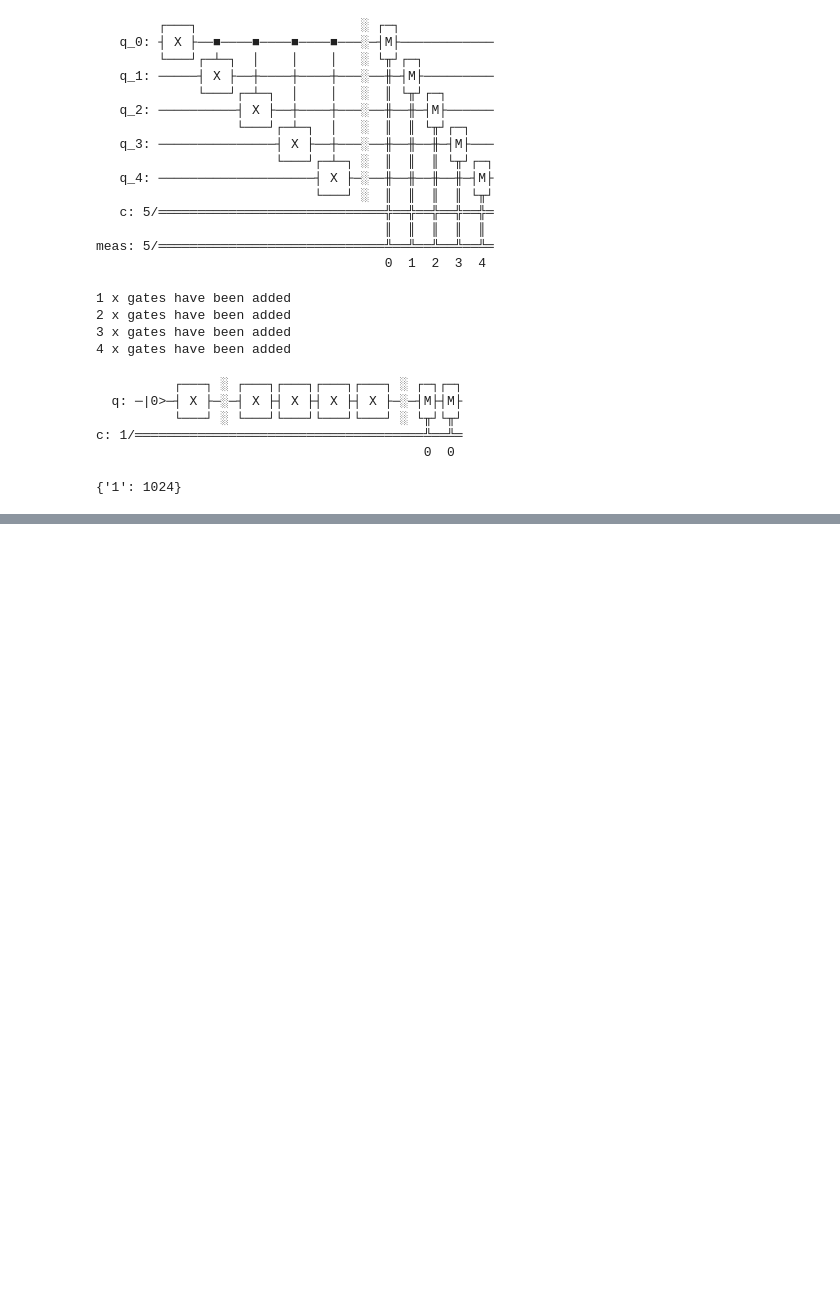
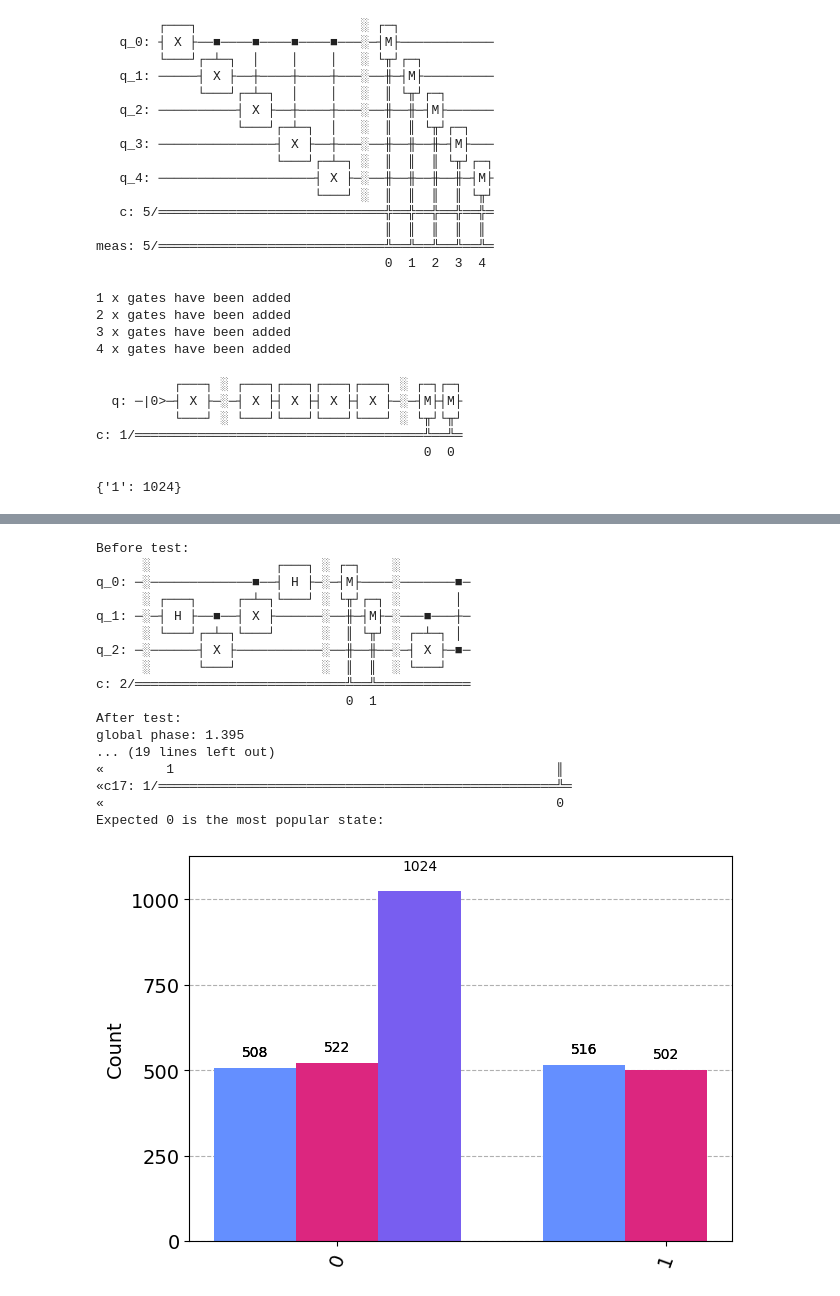
Before and after one commit to sola-st/LintQ, a Jupyter notebook: notebooks/10_Bug_Report.ipynb, the cells around one changed output, grey strips where cells are left out. Saved outputs shown, nothing was run; the diff lists cells and outputs as text; code cells hidden in the pictures; blank space fills up the shorter version.

```diff
--- a/notebooks/10_Bug_Report.ipynb
+++ b/notebooks/10_Bug_Report.ipynb
@@ -206,0 +371,24 @@ print(output)
+# %%
+qc_06_7da521_55 = create_circuit_06_7da521_55()
+qubit_counts = test_teleportation(qc_06_7da521_55)
+print("Expected 0 is the most popular state:")
+plot_histogram(qubit_counts)
+# %% [output]
+Before test:
+      ░                ┌───┐ ░ ┌─┐    ░
+q_0: ─░─────────────■──┤ H ├─░─┤M├────░───────■─
+      ░ ┌───┐     ┌─┴─┐└───┘ ░ └╥┘┌─┐ ░       │
+q_1: ─░─┤ H ├──■──┤ X ├──────░──╫─┤M├─░───■───┼─
+      ░ └───┘┌─┴─┐└───┘      ░  ║ └╥┘ ░ ┌─┴─┐ │
+q_2: ─░──────┤ X ├───────────░──╫──╫──░─┤ X ├─■─
+      ░      └───┘           ░  ║  ║  ░ └───┘
+c: 2/═══════════════════════════╩══╩════════════
+                                0  1
+After test:
+global phase: 1.395
+... (19 lines left out)
+«        1                                                 ║
+«c17: 1/═══════════════════════════════════════════════════╩═
+«                                                          0
+Expected 0 is the most popular state:
+[figure, added]
```
Also changed, not shown: parts of 4 cells of this notebook, 1 other file.
